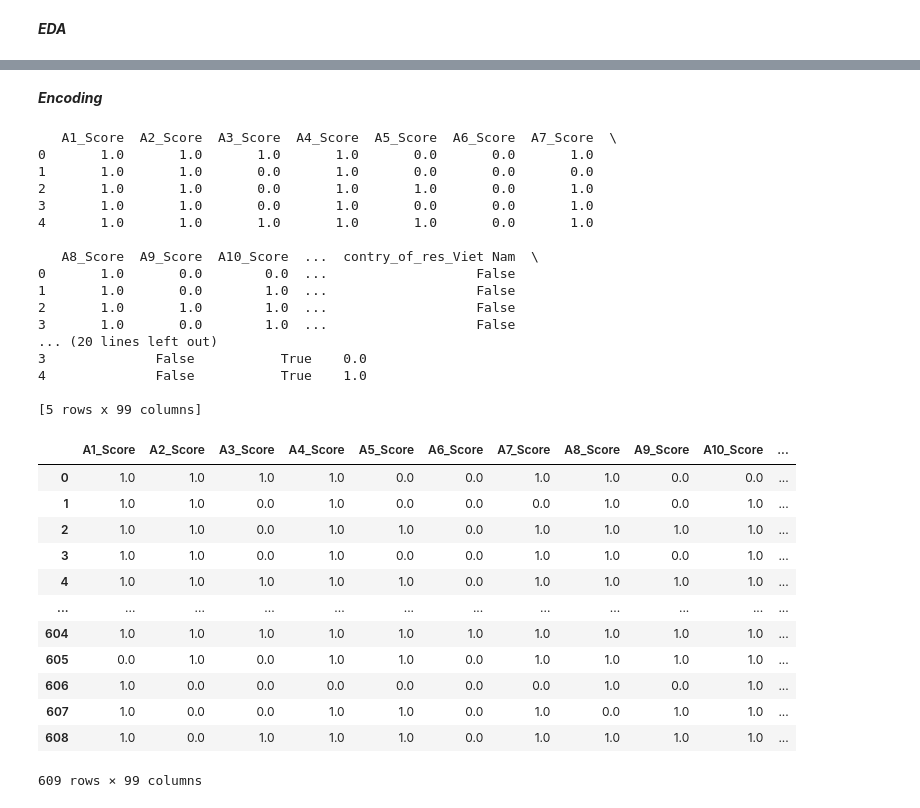
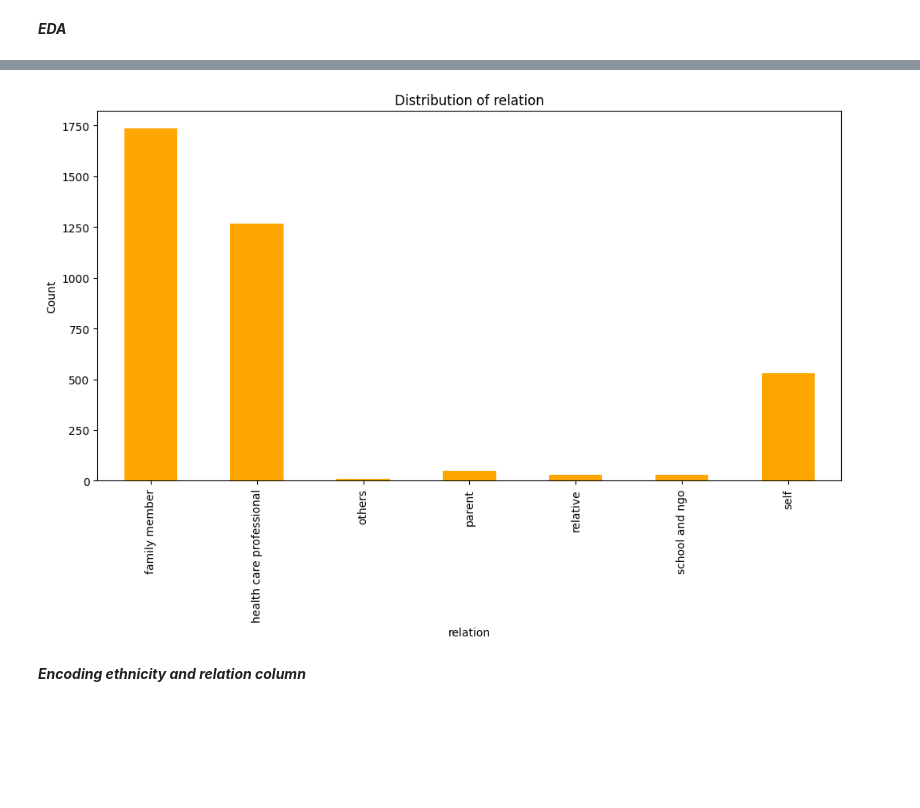
Before and after one commit to konam20513/ASD_classification, a Jupyter notebook: EDA.ipynb, the cells around one changed output, grey strips where cells are left out. Cells and saved outputs as stored; diff of their text form; code cells hidden in the pictures; blank space fills up the shorter version.

```diff
--- a/EDA.ipynb
+++ b/EDA.ipynb
@@ -118,58 +148,21 @@ plt.show()
+# %%
+# Assuming df_cleand is your DataFrame
+counts = df['relation'].value_counts().sort_index()
+
+# Create a wider figure
+fig, ax = plt.subplots(figsize=(12, 6))
+
+# Plot the bar chart
+counts.plot(kind='bar', ax=ax)
+
+# Adding labels and title
+plt.xlabel('relation')
+plt.ylabel('Count')
+plt.title('Distribution of relation')
+
+# Show the plot
+plt.show()
+# %% [output]
+[figure, added]
 # %% [markdown]
-***Encoding***
+***Encoding ethnicity and relation column***
-# %%
-import pandas as pd
-from sklearn.preprocessing import MinMaxScaler, OneHotEncoder
-
-numerical_columns = df.select_dtypes(include='number').columns
-categorical_columns = df.select_dtypes(include='object').columns
-
-# Create a DataFrame for numerical columns
-numerical_df = df[numerical_columns]
-
-# Create a DataFrame for categorical columns and perform one-hot encoding
-categorical_df = pd.get_dummies(df[categorical_columns])
-
-# Scale numerical columns using Min-Max scaling
-scaler = MinMaxScaler()
-numerical_df_scaled = pd.DataFrame(scaler.fit_transform(numerical_df), columns=numerical_columns)
-
-# Combine the scaled numerical columns and one-hot encoded categorical columns
-df_processed = pd.concat([numerical_df_scaled, categorical_df, df['label']], axis=1)
-
-# Display the processed DataFrame
-print(df_processed.head())
-# %% [output]
-   A1_Score  A2_Score  A3_Score  A4_Score  A5_Score  A6_Score  A7_Score  \
-0       1.0       1.0       1.0       1.0       0.0       0.0       1.0
-1       1.0       1.0       0.0       1.0       0.0       0.0       0.0
-2       1.0       1.0       0.0       1.0       1.0       0.0       1.0
-3       1.0       1.0       0.0       1.0       0.0       0.0       1.0
-4       1.0       1.0       1.0       1.0       1.0       0.0       1.0
-
-   A8_Score  A9_Score  A10_Score  ...  contry_of_res_Viet Nam  \
-0       1.0       0.0        0.0  ...                   False
-1       1.0       0.0        1.0  ...                   False
-2       1.0       1.0        1.0  ...                   False
-3       1.0       0.0        1.0  ...                   False
-... (20 lines left out)
-3              False           True    0.0
-4              False           True    1.0
-
-[5 rows x 99 columns]
-# %%
-df_processed
-# %% [output]
-|  | A1_Score | A2_Score | A3_Score | A4_Score | A5_Score | A6_Score | A7_Score | A8_Score | A9_Score | A10_Score | ... |
-| 0 | 1.0 | 1.0 | 1.0 | 1.0 | 0.0 | 0.0 | 1.0 | 1.0 | 0.0 | 0.0 | ... |
-| 1 | 1.0 | 1.0 | 0.0 | 1.0 | 0.0 | 0.0 | 0.0 | 1.0 | 0.0 | 1.0 | ... |
-| 2 | 1.0 | 1.0 | 0.0 | 1.0 | 1.0 | 0.0 | 1.0 | 1.0 | 1.0 | 1.0 | ... |
-| 3 | 1.0 | 1.0 | 0.0 | 1.0 | 0.0 | 0.0 | 1.0 | 1.0 | 0.0 | 1.0 | ... |
-| 4 | 1.0 | 1.0 | 1.0 | 1.0 | 1.0 | 0.0 | 1.0 | 1.0 | 1.0 | 1.0 | ... |
-| ... | ... | ... | ... | ... | ... | ... | ... | ... | ... | ... | ... |
-| 604 | 1.0 | 1.0 | 1.0 | 1.0 | 1.0 | 1.0 | 1.0 | 1.0 | 1.0 | 1.0 | ... |
-| 605 | 0.0 | 1.0 | 0.0 | 1.0 | 1.0 | 0.0 | 1.0 | 1.0 | 1.0 | 1.0 | ... |
-| 606 | 1.0 | 0.0 | 0.0 | 0.0 | 0.0 | 0.0 | 0.0 | 1.0 | 0.0 | 1.0 | ... |
-| 607 | 1.0 | 0.0 | 0.0 | 1.0 | 1.0 | 0.0 | 1.0 | 0.0 | 1.0 | 1.0 | ... |
-| 608 | 1.0 | 0.0 | 1.0 | 1.0 | 1.0 | 0.0 | 1.0 | 1.0 | 1.0 | 1.0 | ... |
-609 rows × 99 columns
```
Also changed, not shown: parts of 18 cells of this notebook, 10 other files.
